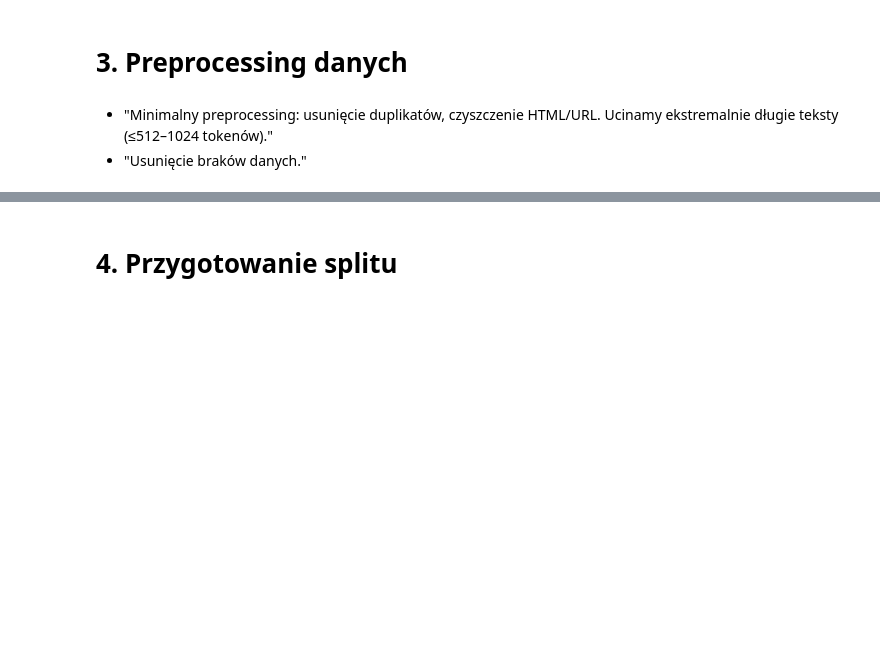
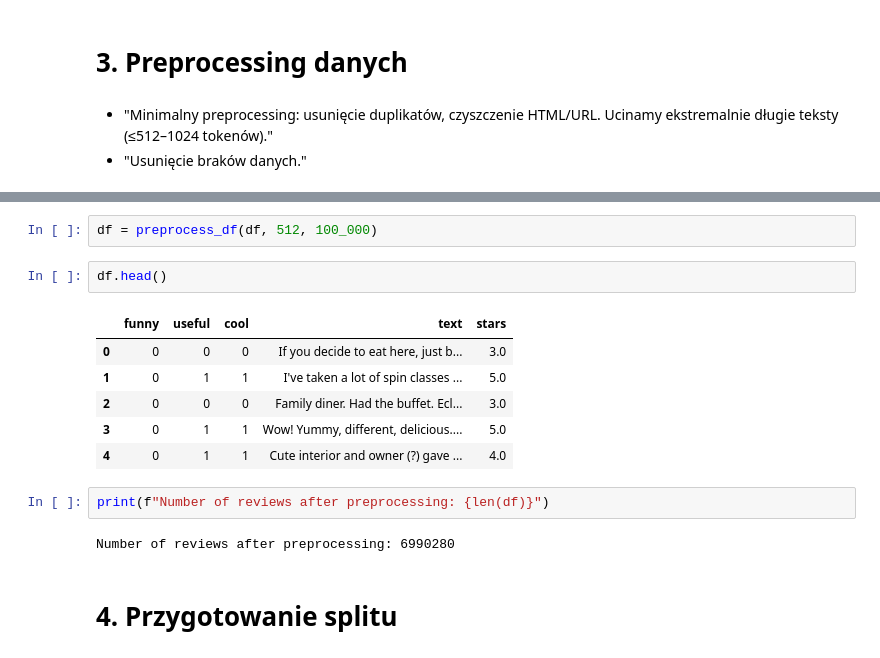
Before and after one commit to r-ost/PPD-project, a Jupyter notebook: notebooks/01_eda.ipynb, the cells around one changed output, grey strips where cells are left out. Cells and saved outputs as stored; diff of their text form; blank space fills up the shorter version.

Commit message:
preprocessing

```diff
--- a/notebooks/01_eda.ipynb
+++ b/notebooks/01_eda.ipynb
@@ -119,3 +207,18 @@ plt.show()
+# %%
+df = preprocess_df(df, 512, 100_000)
+# %%
+df.head()
+# %% [output]
+|  | funny | useful | cool | text | stars |
+| 0 | 0 | 0 | 0 | If you decide to eat here, just b... | 3.0 |
+| 1 | 0 | 1 | 1 | I've taken a lot of spin classes ... | 5.0 |
+| 2 | 0 | 0 | 0 | Family diner. Had the buffet. Ecl... | 3.0 |
+| 3 | 0 | 1 | 1 | Wow! Yummy, different, delicious.... | 5.0 |
+| 4 | 0 | 1 | 1 | Cute interior and owner (?) gave ... | 4.0 |
+# %%
+print(f"Number of reviews after preprocessing: {len(df)}")
+# %% [output]
+Number of reviews after preprocessing: 6990280
 # %% [markdown]
 # 4. Przygotowanie splitu
 # %% [markdown]
```
Also changed, not shown: parts of 5 cells of this notebook, 1 other file.
